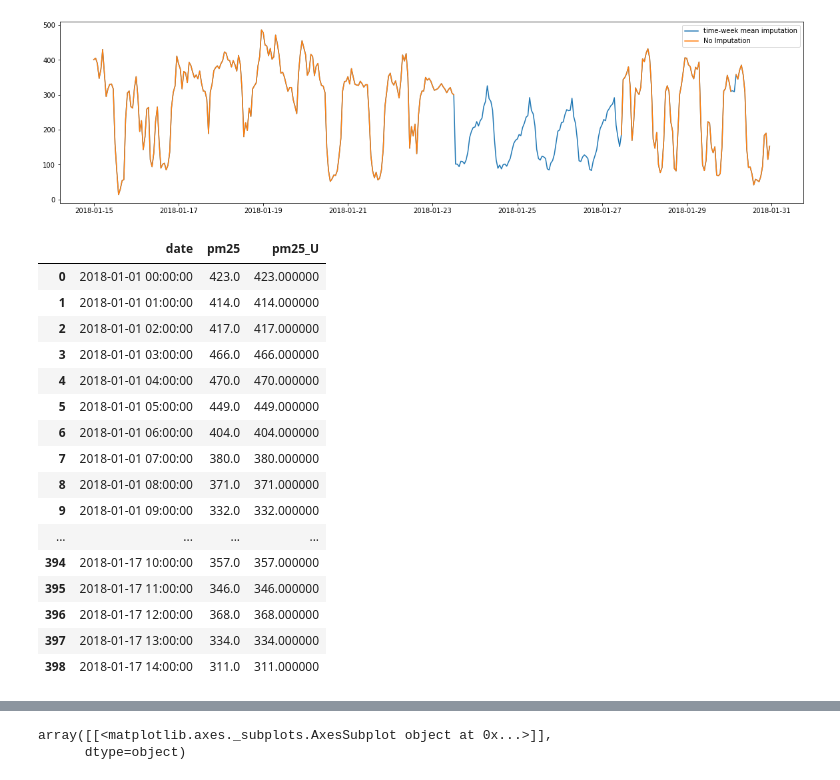
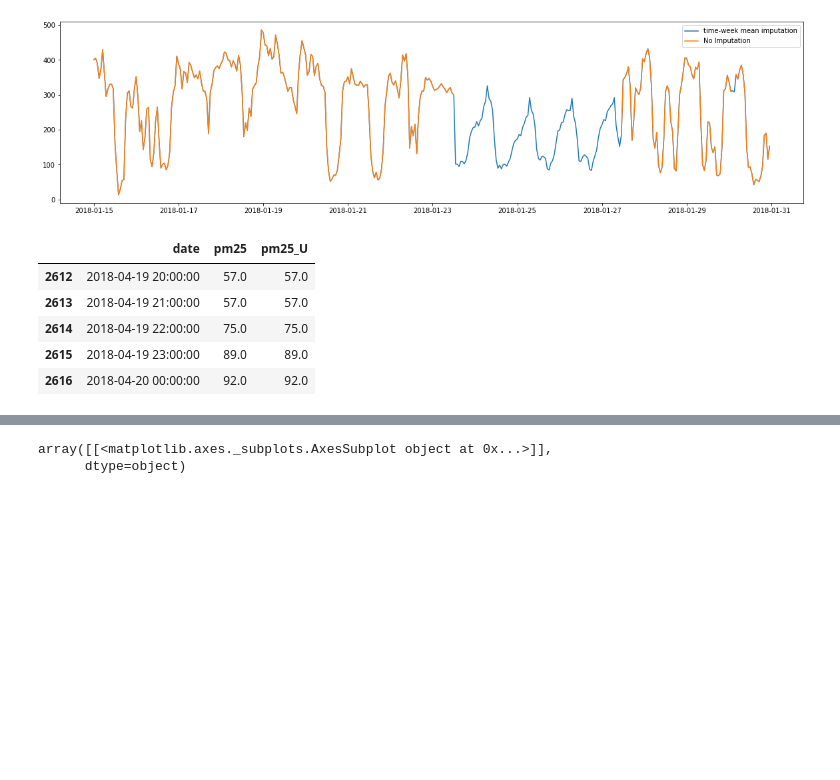
Before and after one commit to Gopizone/DataScience, a Jupyter notebook: Forecasting_Model_Arima(Delhi).ipynb, the cells around one changed output, grey strips where cells are left out. Saved outputs shown, nothing was run; the diff lists cells and outputs as text; code cells hidden in the pictures; blank space fills up the shorter version.

```diff
--- a/Forecasting_Model_Arima(Delhi).ipynb
+++ b/Forecasting_Model_Arima(Delhi).ipynb
@@ -173,25 +162,14 @@ plt.legend(labels)
 # %%
 df=df2
 # %%
-df
+df.tail()
 # %% [output]
 |  | date | pm25 | pm25_U |
-| 0 | 2018-01-01 00:00:00 | 423.0 | 423.000000 |
-| 1 | 2018-01-01 01:00:00 | 414.0 | 414.000000 |
-| 2 | 2018-01-01 02:00:00 | 417.0 | 417.000000 |
-| 3 | 2018-01-01 03:00:00 | 466.0 | 466.000000 |
-| 4 | 2018-01-01 04:00:00 | 470.0 | 470.000000 |
-| 5 | 2018-01-01 05:00:00 | 449.0 | 449.000000 |
-| 6 | 2018-01-01 06:00:00 | 404.0 | 404.000000 |
-| 7 | 2018-01-01 07:00:00 | 380.0 | 380.000000 |
-| 8 | 2018-01-01 08:00:00 | 371.0 | 371.000000 |
-| 9 | 2018-01-01 09:00:00 | 332.0 | 332.000000 |
-| ... | ... | ... | ... |
-| 394 | 2018-01-17 10:00:00 | 357.0 | 357.000000 |
-| 395 | 2018-01-17 11:00:00 | 346.0 | 346.000000 |
-| 396 | 2018-01-17 12:00:00 | 368.0 | 368.000000 |
-| 397 | 2018-01-17 13:00:00 | 334.0 | 334.000000 |
-| 398 | 2018-01-17 14:00:00 | 311.0 | 311.000000 |
+| 2612 | 2018-04-19 20:00:00 | 57.0 | 57.0 |
+| 2613 | 2018-04-19 21:00:00 | 57.0 | 57.0 |
+| 2614 | 2018-04-19 22:00:00 | 75.0 | 75.0 |
+| 2615 | 2018-04-19 23:00:00 | 89.0 | 89.0 |
+| 2616 | 2018-04-20 00:00:00 | 92.0 | 92.0 |
 # %%
 df=df.drop(columns=['pm25'])
 # %%
```
Also changed, not shown: parts of 25 cells of this notebook.
